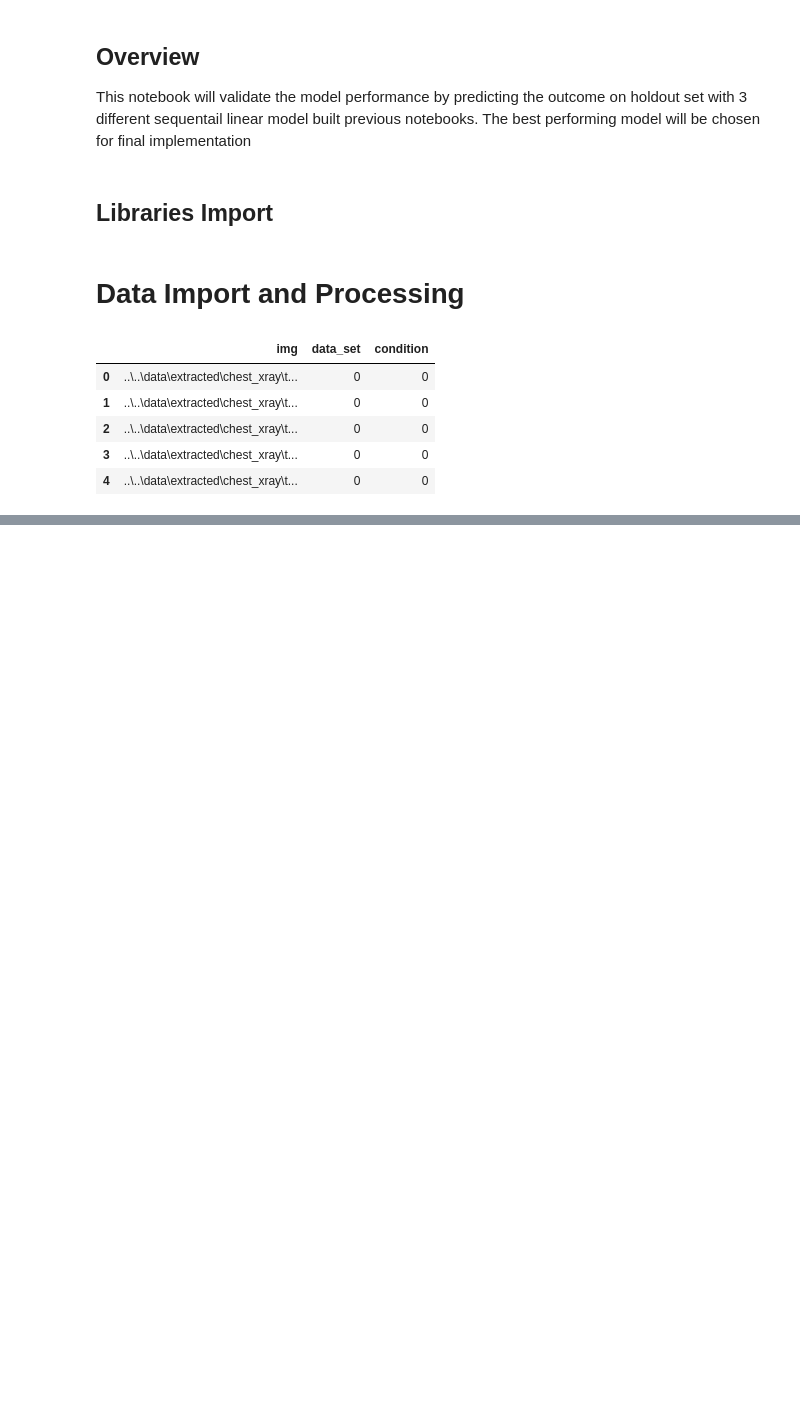
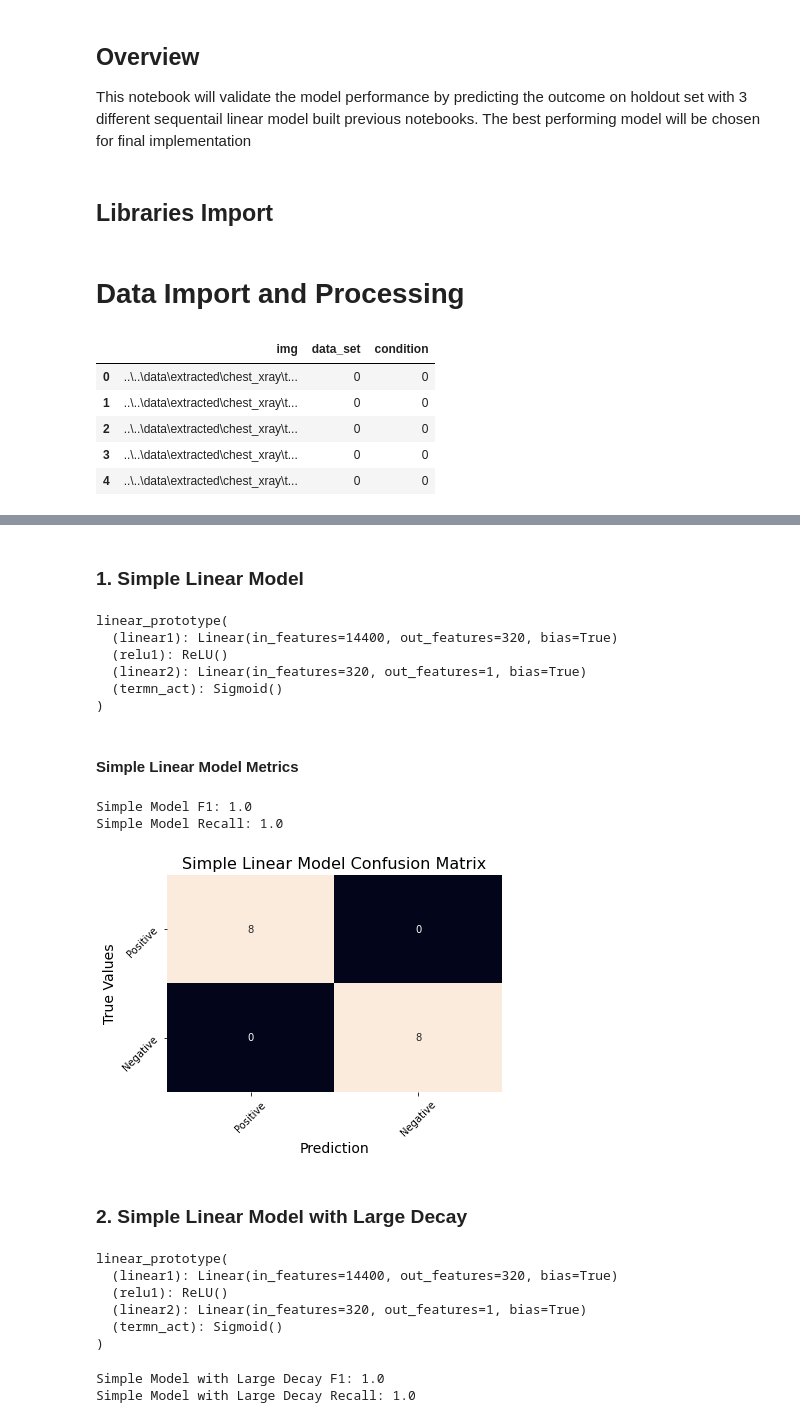
Before and after one commit to danvalen1/Pneumonia-ID, a Jupyter notebook: notebooks/pneumonia_model_validate.ipynb, the cells around one changed output, grey strips where cells are left out. Cells and saved outputs as stored; diff of their text form; code cells hidden in the pictures; blank space fills up the shorter version.

Commit message:
added confusion matrix

```diff
--- a/notebooks/pneumonia_model_validate.ipynb
+++ b/notebooks/pneumonia_model_validate.ipynb
@@ -44,0 +55,2 @@ index_df.head()
+# %%
+input_tensor = sl_model.preprocess_image_flat(img_paths, img_reduce_h, img_reduce_w)
@@ -44,0 +72,56 @@ index_df.head()
+# %%
+threshold = 0.9
+if threshold >= 1 or threshold <=0:
+    print("ERROR please set threshold to between 0-1, excluding 0 or 1")
+# %% [markdown]
+### 1. Simple Linear Model
+# %%
+simple_linear = sl1_model.linear_prototype(img_reduce_h, img_reduce_w)
+simple_linear.load_state_dict(torch.load("../models/pneumonia_simple_decay_01.pt"))
+simple_linear.eval()
+# %% [output]
+linear_prototype(
+  (linear1): Linear(in_features=14400, out_features=320, bias=True)
+  (relu1): ReLU()
+  (linear2): Linear(in_features=320, out_features=1, bias=True)
+  (termn_act): Sigmoid()
+)
+# %%
+y_pred_simple = simple_linear(input_tensor)
+y_pred_simple.flatten().detach().numpy()
+y_pred_simple = np.array([1 if ans >= threshold else 0 for ans in y_pred_simple])
+# %% [markdown]
+#### Simple Linear Model Metrics
+# %%
+f1 = f1_score(y_true, y_pred_simple)
+recall = recall_score(y_true, y_pred_simple)
+
+print("Simple Model F1:", f1)
+print("Simple Model Recall:", recall)
+# %% [output]
+Simple Model F1: 1.0
+Simple Model Recall: 1.0
+# %%
+simple_cf = confusion_matrix(y_true, y_pred_simple)
+sns.heatmap(simple_cf, annot=True, cbar=False)
+plt.ylabel("True Values", size=14)
+plt.yticks([0.5, 1.5], ["Positive", "Negative"], rotation=45)
+plt.xlabel("Prediction", size=14)
+plt.xticks([0.5, 1.5], ["Positive", "Negative"], rotation=45)
+plt.title("Simple Linear Model Confusion Matrix", size=16)
+plt.show()
+# %% [output]
+[figure, added]
+# %% [markdown]
+### 2. Simple Linear Model with Large Decay
+# %%
+simple_linear_hard_decay = sl1_model.linear_prototype(img_reduce_h, img_reduce_w)
+simple_linear_hard_decay.load_state_dict(torch.load("../models/pneumonia_simple_decay_02.pt"))
+simple_linear_hard_decay.eval()
+# %% [output]
+linear_prototype(
+  (linear1): Linear(in_features=14400, out_features=320, bias=True)
+  (relu1): ReLU()
+  (linear2): Linear(in_features=320, out_features=1, bias=True)
+  (termn_act): Sigmoid()
+)
@@ -44,0 +132,9 @@ index_df.head()
+# %%
+f1 = f1_score(y_true, y_pred_sh)
+recall = recall_score(y_true, y_pred_sh)
+
+print("Simple Model with Large Decay F1:", f1)
+print("Simple Model with Large Decay Recall:", recall)
+# %% [output]
+Simple Model with Large Decay F1: 1.0
+Simple Model with Large Decay Recall: 1.0
```
Also changed, not shown: parts of 13 cells of this notebook, 1 other file.
